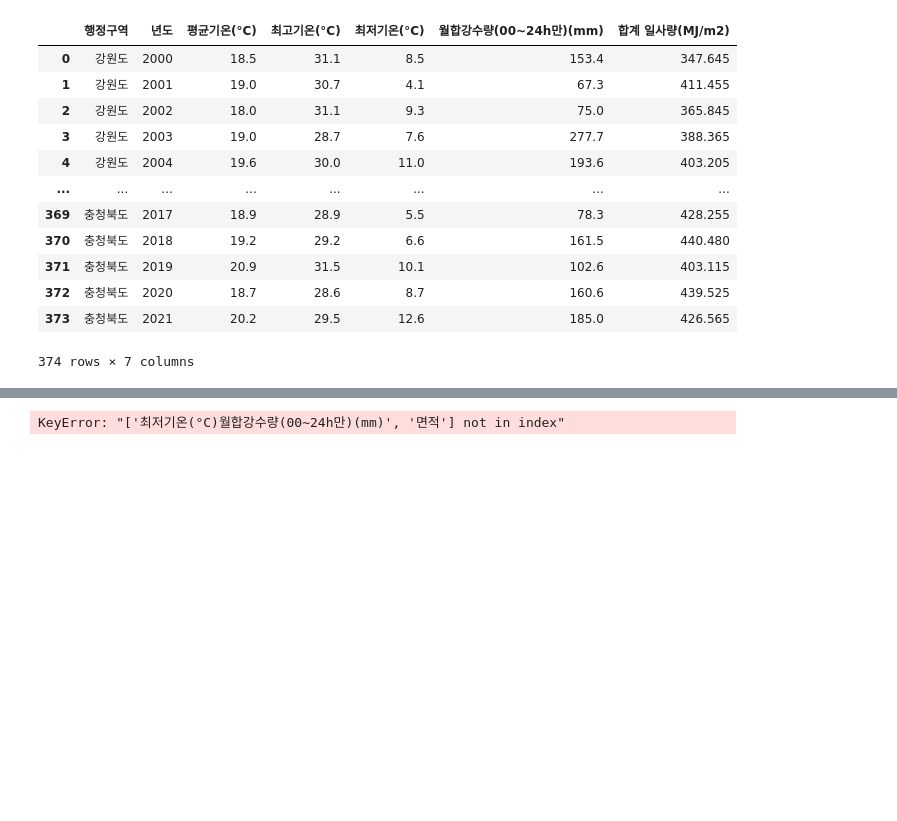
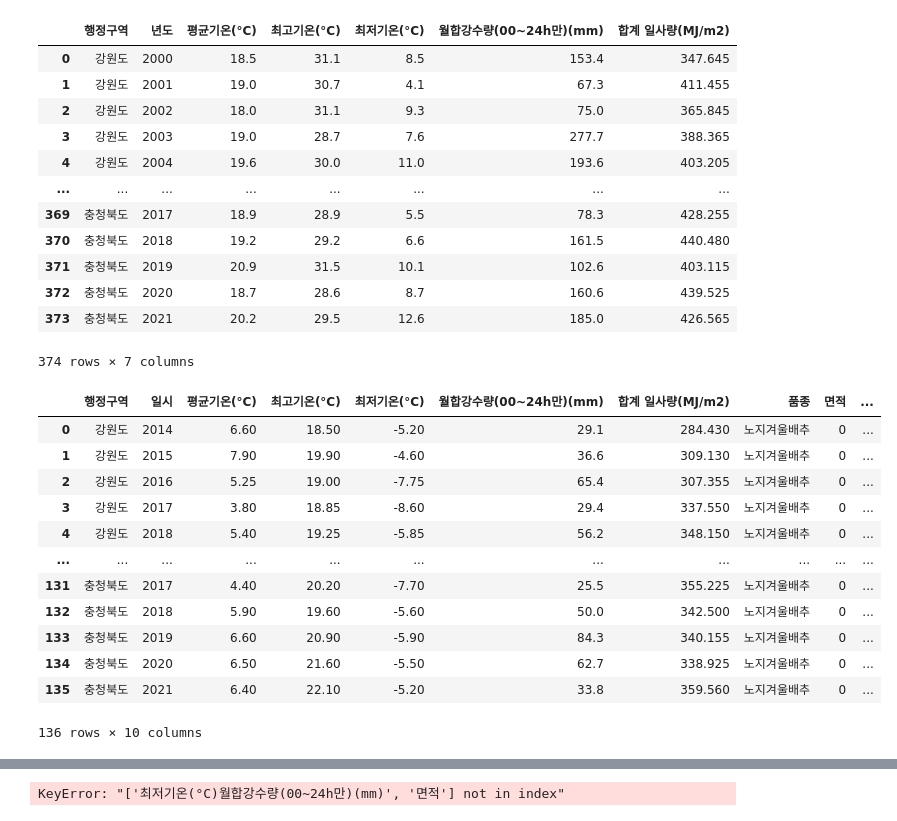
Before and after one commit to Kim-Hyunah/Final_Predict_Agricultural, a Jupyter notebook: preprocessing_weather_furoot_ha.ipynb, the cells around one changed output, grey strips where cells are left out. Saved outputs shown, nothing was run; the diff lists cells and outputs as text; code cells hidden in the pictures; blank space fills up the shorter version.

```diff
--- a/preprocessing_weather_furoot_ha.ipynb
+++ b/preprocessing_weather_furoot_ha.ipynb
@@ -591,3 +577,19 @@ fall_df_median = pd.merge(fall_df_median, output_winter_df, on=['행정구역',
+# %%
+winter_df_median
+# %% [output]
+|  | 행정구역 | 일시 | 평균기온(°C) | 최고기온(°C) | 최저기온(°C) | 월합강수량(00~24h만)(mm) | 합계 일사량(MJ/m2) | 품종 | 면적 | ... |
+| 0 | 강원도 | 2014 | 6.60 | 18.50 | -5.20 | 29.1 | 284.430 | 노지겨울배추 | 0 | ... |
+| 1 | 강원도 | 2015 | 7.90 | 19.90 | -4.60 | 36.6 | 309.130 | 노지겨울배추 | 0 | ... |
+| 2 | 강원도 | 2016 | 5.25 | 19.00 | -7.75 | 65.4 | 307.355 | 노지겨울배추 | 0 | ... |
+| 3 | 강원도 | 2017 | 3.80 | 18.85 | -8.60 | 29.4 | 337.550 | 노지겨울배추 | 0 | ... |
+| 4 | 강원도 | 2018 | 5.40 | 19.25 | -5.85 | 56.2 | 348.150 | 노지겨울배추 | 0 | ... |
+| ... | ... | ... | ... | ... | ... | ... | ... | ... | ... | ... |
+| 131 | 충청북도 | 2017 | 4.40 | 20.20 | -7.70 | 25.5 | 355.225 | 노지겨울배추 | 0 | ... |
+| 132 | 충청북도 | 2018 | 5.90 | 19.60 | -5.60 | 50.0 | 342.500 | 노지겨울배추 | 0 | ... |
+| 133 | 충청북도 | 2019 | 6.60 | 20.90 | -5.90 | 84.3 | 340.155 | 노지겨울배추 | 0 | ... |
+| 134 | 충청북도 | 2020 | 6.50 | 21.60 | -5.50 | 62.7 | 338.925 | 노지겨울배추 | 0 | ... |
+| 135 | 충청북도 | 2021 | 6.40 | 22.10 | -5.20 | 33.8 | 359.560 | 노지겨울배추 | 0 | ... |
+136 rows × 10 columns
 # %%
 # 10a당_생산량 컬럼 삭제
 winter_df_median = winter_df_median.drop(['10a당_생산량'], axis=1)
```
Also changed, not shown: parts of 14 cells of this notebook.
